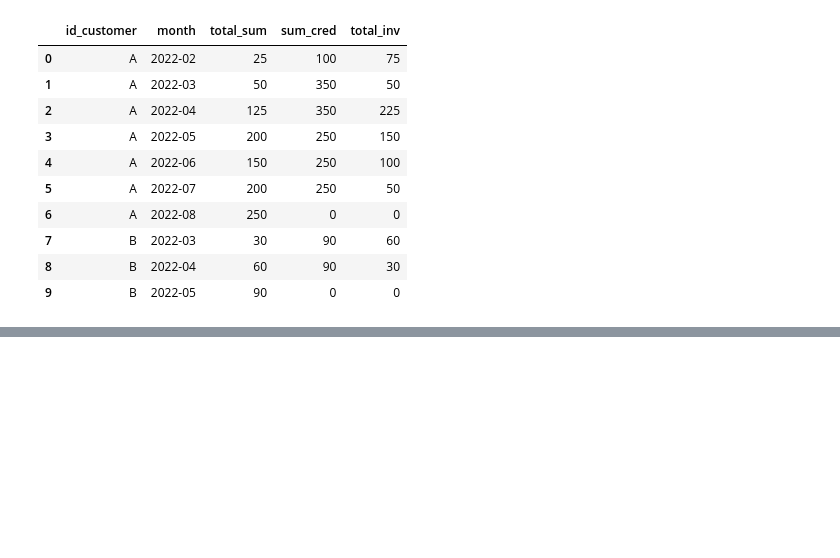
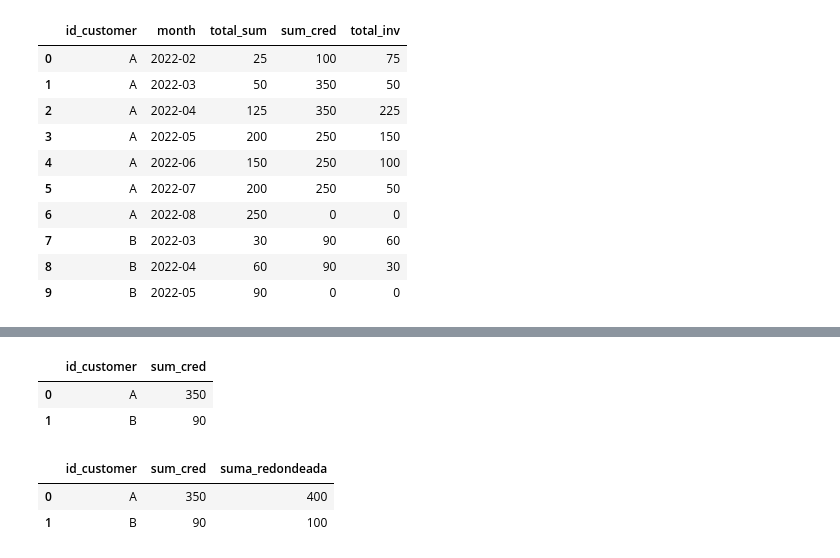
Before and after one commit to oecorrechag/Home-functions, a Jupyter notebook: agrupaciones/endeudamiento.ipynb, the cells around one changed output, grey strips where cells are left out. Cells and saved outputs as stored; diff of their text form; code cells hidden in the pictures; blank space fills up the shorter version.

```diff
--- a/agrupaciones/endeudamiento.ipynb
+++ b/agrupaciones/endeudamiento.ipynb
@@ -238,0 +256,15 @@ creditos
+# %%
+creditos2 = creditos.groupby('id_customer')['sum_cred'].max().reset_index()
+creditos2
+# %% [output]
+|  | id_customer | sum_cred |
+| 0 | A | 350 |
+| 1 | B | 90 |
+# %%
+# redondear a multiplo de 10 es con -1,  100 es con -2, 1000 es con -3
+creditos2['suma_redondeada'] = round(creditos2['sum_cred'], -2)
+creditos2
+# %% [output]
+|  | id_customer | sum_cred | suma_redondeada |
+| 0 | A | 350 | 400 |
+| 1 | B | 90 | 100 |
```
Also changed, not shown: parts of 3 cells of this notebook, 1 other file.
